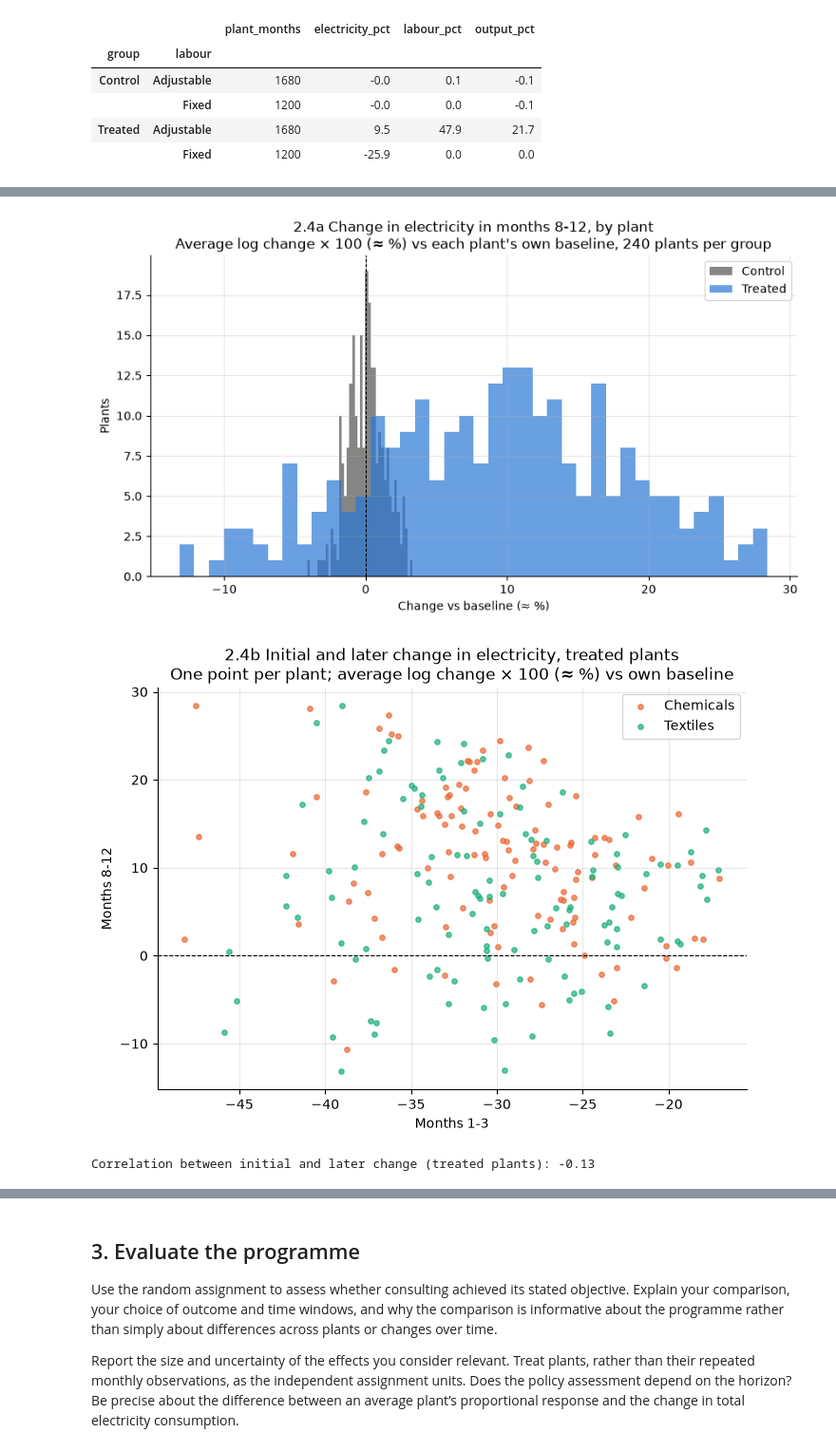
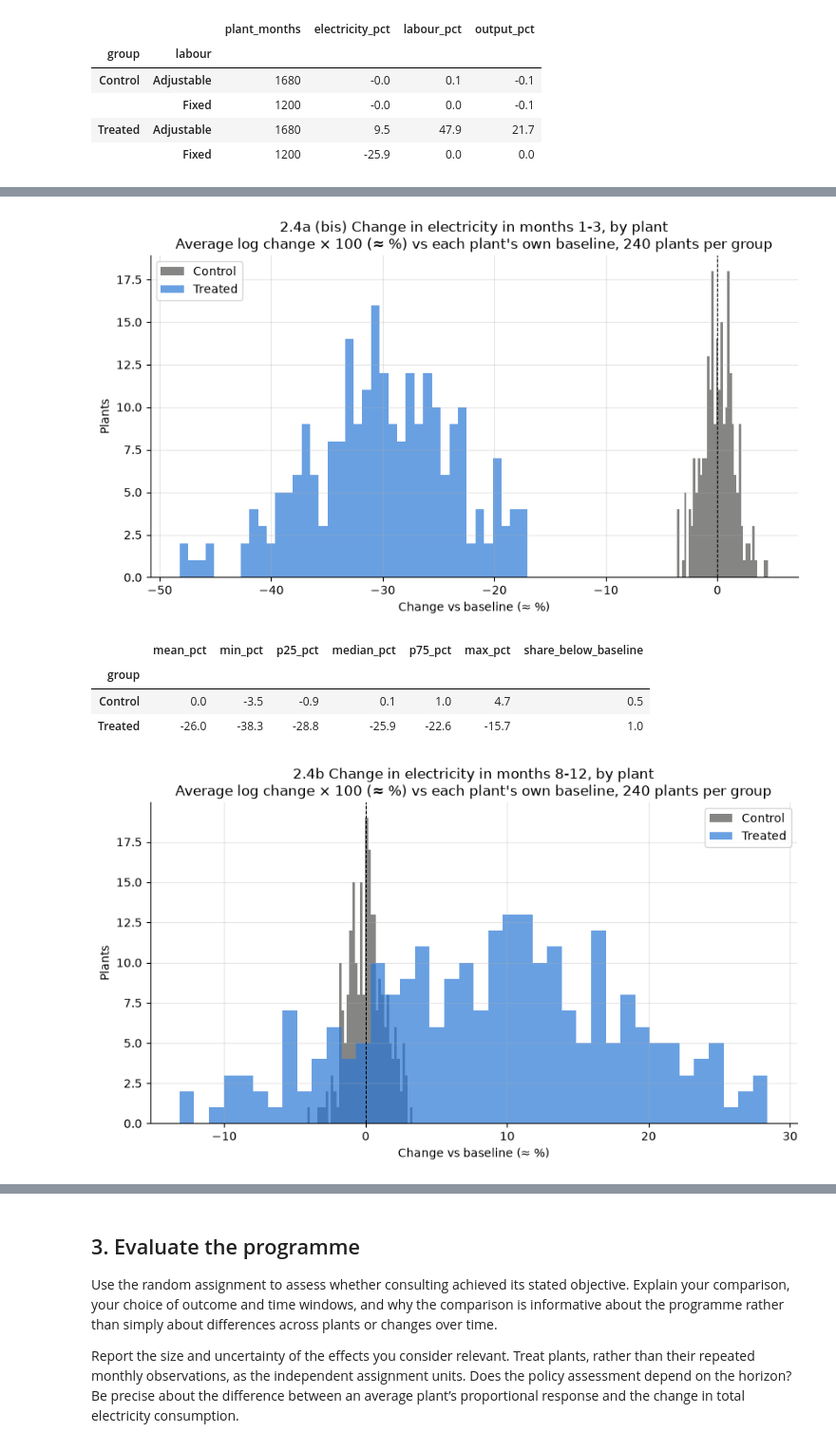
Before and after one commit to xave-markey/hw2_insurance_econ, a Jupyter notebook: assignment2_JL_V2.ipynb, the cells around one changed output, grey strips where cells are left out. Shown at 95% size. Drawn from its saved outputs; the diff is of its cells as text; code cells hidden in the pictures.

```diff
--- a/assignment2_JL_V2.ipynb
+++ b/assignment2_JL_V2.ipynb
@@ -486,22 +524,3 @@ ax.legend()
 plt.show()
 # %% [output]
 [figure]
-# %%
-# Individual trajectories: 10 random plants per group
-sample_ids = plants.groupby("group").sample(n=10, random_state=123)["firm_id"]
-
-fig, axes = plt.subplots(1, 2, figsize=(12, 4.5), sharey=True)
-for ax, g in zip(axes, groups):
-    d = energy[energy["firm_id"].isin(sample_ids) & (energy["group"] == g)]
-    for _, plant in d.groupby("firm_id"):
-        ax.plot(plant["month"], 100 * plant["dlog_E"], color=group_colours[g], alpha=0.7)
-    ax.axvline(0.5, color="grey")
-    ax.axhline(0, linestyle="--", color="black", linewidth=0.8)
-    ax.set_xticks(range(-3, 13, 3))
-    ax.set_title(g)
-    ax.set_xlabel("Month relative to programme start")
-axes[0].set_ylabel("Change vs baseline (≈ %)")
-fig.suptitle("1.3d Electricity trajectories of 20 randomly chosen plants\n"
-             "Log change × 100 relative to each plant's baseline")
-fig.tight_layout()
-plt.show()
@@ -672,40 +712,46 @@ We can make the following observations:
 # %%
+# 2.4a (bis) Change in electricity in months 1-3, by plant
+fig, ax = plt.subplots()
+for g in groups:
+    ax.hist(100 * plant_changes.loc[plant_changes["group"] == g, "initial"], bins=40, alpha=0.7,
+            color=group_colours[g], label=g)
+ax.axvline(0, linestyle="--", color="black", linewidth=0.8)
+ax.set_xlabel("Change vs baseline (≈ %)")
+ax.set_ylabel("Plants")
+ax.set_title("2.4a (bis) Change in electricity in months 1-3, by plant\n"
+             "Average log change × 100 (≈ %) vs each plant's own baseline, 240 plants per group")
+ax.legend()
+plt.show()
+
+# Summary of the initial change by group
+display(plant_changes.groupby("group")["initial"]
+        .agg(mean_pct=lambda x: pct(x.mean()), min_pct=lambda x: pct(x.min()),
+             p25_pct=lambda x: pct(x.quantile(0.25)), median_pct=lambda x: pct(x.median()),
+             p75_pct=lambda x: pct(x.quantile(0.75)), max_pct=lambda x: pct(x.max()),
+             share_below_baseline=lambda x: (x < 0).mean())
+        .round(1))
+
 # Each plant's initial (months 1-3) and later (months 8-12) change vs its own baseline
 initial = energy[energy["month"].between(1, 3)].groupby("firm_id")["dlog_E"].mean().rename("initial")
 later = energy[energy["month"] >= 8].groupby("firm_id")["dlog_E"].mean().rename("later")
 plant_changes = plants.join(initial, on="firm_id").join(later, on="firm_id")
 
 # Distribution of later changes
 fig, ax = plt.subplots()
 for g in groups:
     ax.hist(100 * plant_changes.loc[plant_changes["group"] == g, "later"], bins=40, alpha=0.7,
             color=group_colours[g], label=g)
 ax.axvline(0, linestyle="--", color="black", linewidth=0.8)
 ax.set_xlabel("Change vs baseline (≈ %)")
 ax.set_ylabel("Plants")
-ax.set_title("2.4a Change in electricity in months 8-12, by plant\n"
+ax.set_title("2.4b Change in electricity in months 8-12, by plant\n"
              "Average log change × 100 (≈ %) vs each plant's own baseline, 240 plants per group")
 ax.legend()
 plt.show()
-
-# Initial vs later change, treated plants
-treated_changes = plant_changes[plant_changes["treated"] == 1].copy()
-
-fig, ax = plt.subplots(figsize=(8, 5.5))
-for s in sectors:
-    d = treated_changes[treated_changes["sector"] == s]
-    ax.scatter(100 * d["initial"], 100 * d["later"], alpha=0.7, s=15, color=sector_colours[s], label=s)
-ax.axhline(0, linestyle="--", color="black", linewidth=0.8)
-ax.set_xlabel("Months 1-3")
-ax.set_ylabel("Months 8-12")
-ax.set_title("2.4b Initial and later change in electricity, treated plants\n"
-             "One point per plant; average log change × 100 (≈ %) vs own baseline")
-ax.legend()
-plt.show()
-
-print("Correlation between initial and later change (treated plants):",
-      round(treated_changes["initial"].corr(treated_changes["later"]), 2))
 # %% [output]
-[figure, old version]
+[figure, new version]
+|  | mean_pct | min_pct | p25_pct | median_pct | p75_pct | max_pct | share_below_baseline |
+| group |  |  |  |  |  |  |  |
+| Control | 0.0 | -3.5 | -0.9 | 0.1 | 1.0 | 4.7 | 0.5 |
+| Treated | -26.0 | -38.3 | -28.8 | -25.9 | -22.6 | -15.7 | 1.0 |
-[figure, old version]
+[figure, new version]
-Correlation between initial and later change (treated plants): -0.13
```
Also changed, not shown: parts of 32 cells of this notebook.
